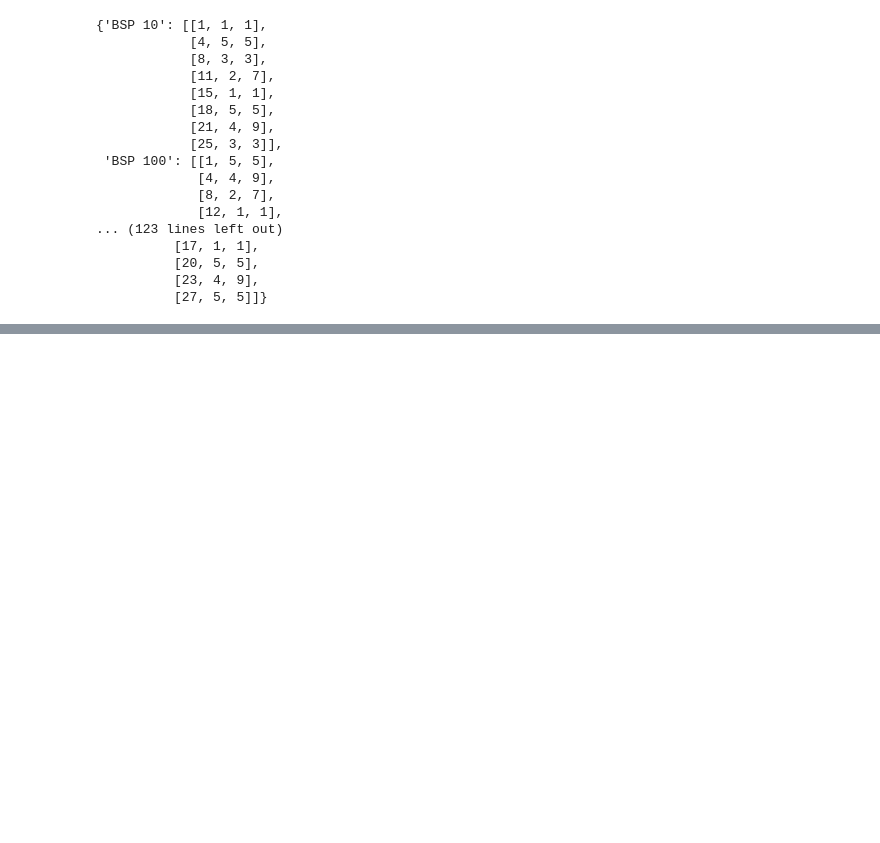
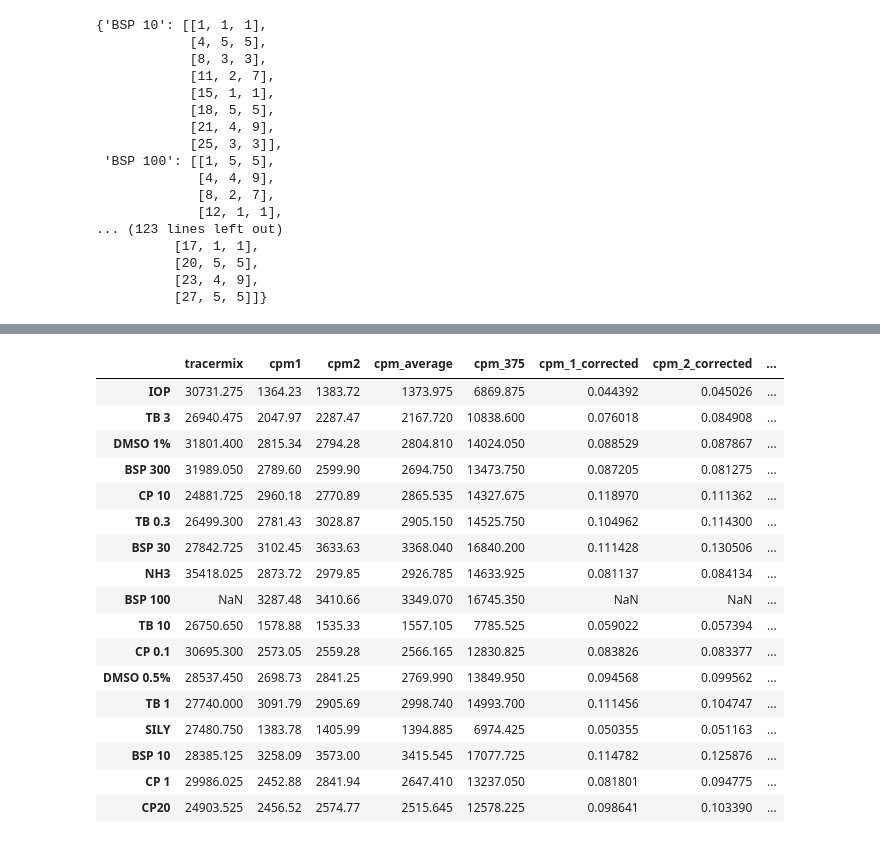
Before and after one commit to jmillanacosta/VHP4Safety2.4_1.1, a Jupyter notebook: 00_explore_uptake.ipynb, the cells around one changed output, grey strips where cells are left out. Cells and saved outputs as stored; diff of their text form; code cells hidden in the pictures; blank space fills up the shorter version.

```diff
--- a/00_explore_uptake.ipynb
+++ b/00_explore_uptake.ipynb
@@ -428,0 +1206,9 @@ raw_df.sample(3)
+# %%
+edcs_df_t4 = get_edcs_cpms(
+    raw_df,
+    "t4",
+    "incubation",
+    75,
+    375,
+)
+edcs_df_t4
@@ -428,0 +1313,22 @@ raw_df.sample(3)
+# %%
+h4t4 = get_subs_edcs_cell_cpms(raw_df, "t3", 75, 375, "h4", edcs_df_t4, bg)
+h4t4
+# %% [output]
+|  | tracermix | cpm1 | cpm2 | cpm_average | cpm_375 | cpm_1_corrected | cpm_2_corrected | ... |
+| IOP | 30731.275 | 1364.23 | 1383.72 | 1373.975 | 6869.875 | 0.044392 | 0.045026 | ... |
+| TB 3 | 26940.475 | 2047.97 | 2287.47 | 2167.720 | 10838.600 | 0.076018 | 0.084908 | ... |
+| DMSO 1% | 31801.400 | 2815.34 | 2794.28 | 2804.810 | 14024.050 | 0.088529 | 0.087867 | ... |
+| BSP 300 | 31989.050 | 2789.60 | 2599.90 | 2694.750 | 13473.750 | 0.087205 | 0.081275 | ... |
+| CP 10 | 24881.725 | 2960.18 | 2770.89 | 2865.535 | 14327.675 | 0.118970 | 0.111362 | ... |
+| TB 0.3 | 26499.300 | 2781.43 | 3028.87 | 2905.150 | 14525.750 | 0.104962 | 0.114300 | ... |
+| BSP 30 | 27842.725 | 3102.45 | 3633.63 | 3368.040 | 16840.200 | 0.111428 | 0.130506 | ... |
+| NH3 | 35418.025 | 2873.72 | 2979.85 | 2926.785 | 14633.925 | 0.081137 | 0.084134 | ... |
+| BSP 100 | NaN | 3287.48 | 3410.66 | 3349.070 | 16745.350 | NaN | NaN | ... |
+| TB 10 | 26750.650 | 1578.88 | 1535.33 | 1557.105 | 7785.525 | 0.059022 | 0.057394 | ... |
+| CP 0.1 | 30695.300 | 2573.05 | 2559.28 | 2566.165 | 12830.825 | 0.083826 | 0.083377 | ... |
+| DMSO 0.5% | 28537.450 | 2698.73 | 2841.25 | 2769.990 | 13849.950 | 0.094568 | 0.099562 | ... |
+| TB 1 | 27740.000 | 3091.79 | 2905.69 | 2998.740 | 14993.700 | 0.111456 | 0.104747 | ... |
+| SILY | 27480.750 | 1383.78 | 1405.99 | 1394.885 | 6974.425 | 0.050355 | 0.051163 | ... |
+| BSP 10 | 28385.125 | 3258.09 | 3573.00 | 3415.545 | 17077.725 | 0.114782 | 0.125876 | ... |
+| CP 1 | 29986.025 | 2452.88 | 2841.94 | 2647.410 | 13237.050 | 0.081801 | 0.094775 | ... |
+| CP20 | 24903.525 | 2456.52 | 2574.77 | 2515.645 | 12578.225 | 0.098641 | 0.103390 | ... |
```
Also changed, not shown: parts of 29 cells of this notebook.
